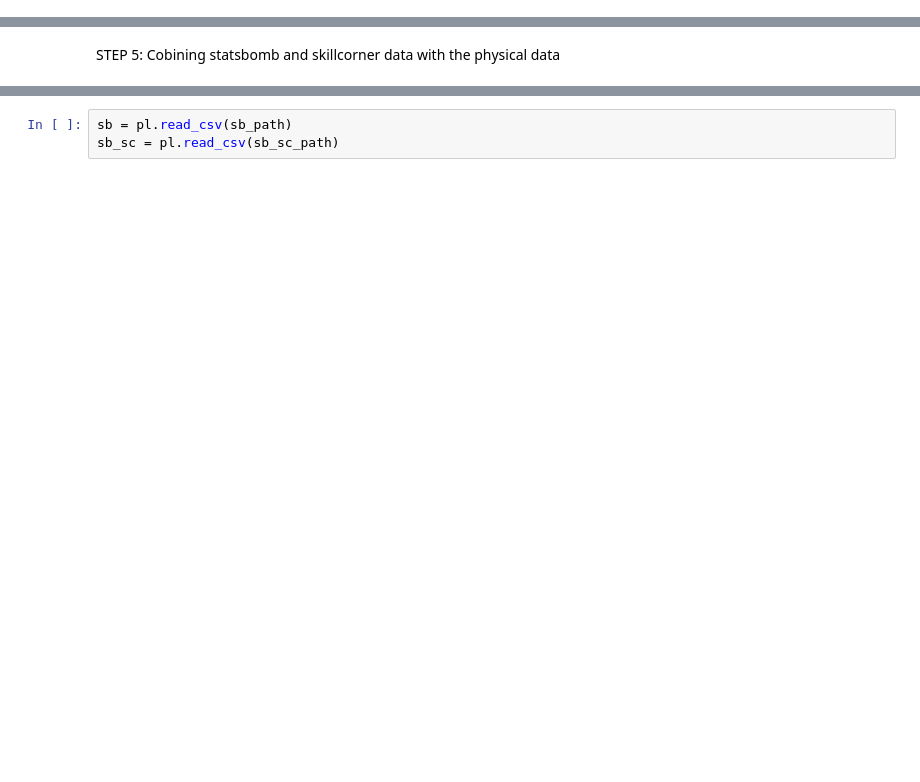
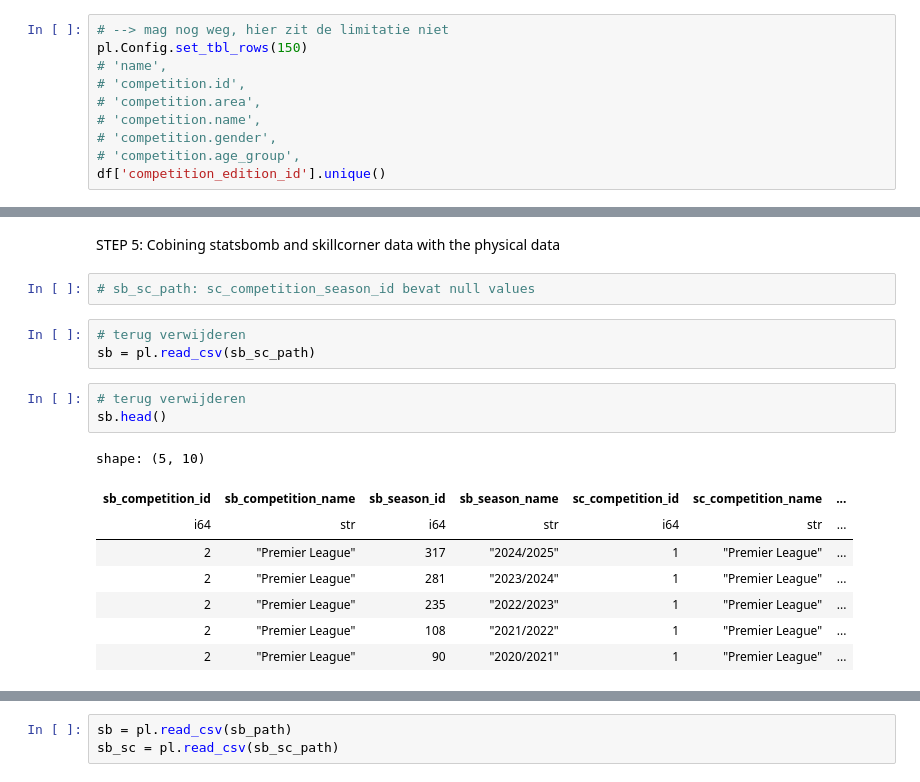
Before and after one commit to ihosten/internship_club_brugge, a Jupyter notebook: start_project/benchmarking.ipynb, the cells around one changed output, grey strips where cells are left out. Cells and saved outputs as stored; diff of their text form; blank space fills up the shorter version.

```diff
--- a/start_project/benchmarking.ipynb
+++ b/start_project/benchmarking.ipynb
@@ -56,3 +56,13 @@ df = pl.concat(
         right_on = "id",
         how = "left"
     )
+# %%
+# --> mag nog weg, hier zit de limitatie niet
+pl.Config.set_tbl_rows(150)
+# 'name',
+# 'competition.id',
+# 'competition.area',
+# 'competition.name',
+# 'competition.gender',
+# 'competition.age_group',
+df['competition_edition_id'].unique()
@@ -59,2 +89,19 @@ df = pl.concat(
 # %% [markdown]
 STEP 5: Cobining statsbomb and skillcorner data with the physical data
+# %%
+# sb_sc_path: sc_competition_season_id bevat null values
+# %%
+# terug verwijderen
+sb = pl.read_csv(sb_sc_path)
+# %%
+# terug verwijderen
+sb.head()
+# %% [output]
+shape: (5, 10)
+| sb_competition_id | sb_competition_name | sb_season_id | sb_season_name | sc_competition_id | sc_competition_name | ... |
+| i64 | str | i64 | str | i64 | str | ... |
+| 2 | "Premier League" | 317 | "2024/2025" | 1 | "Premier League" | ... |
+| 2 | "Premier League" | 281 | "2023/2024" | 1 | "Premier League" | ... |
+| 2 | "Premier League" | 235 | "2022/2023" | 1 | "Premier League" | ... |
+| 2 | "Premier League" | 108 | "2021/2022" | 1 | "Premier League" | ... |
+| 2 | "Premier League" | 90 | "2020/2021" | 1 | "Premier League" | ... |
```
Also changed, not shown: parts of 11 cells of this notebook, 5 other files.
